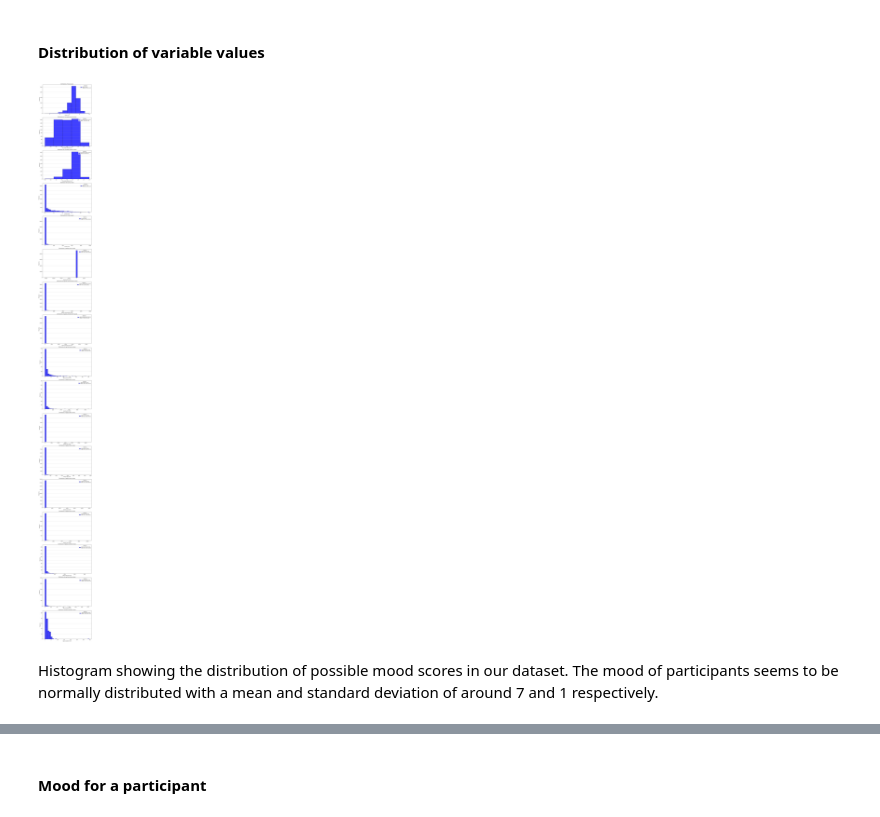
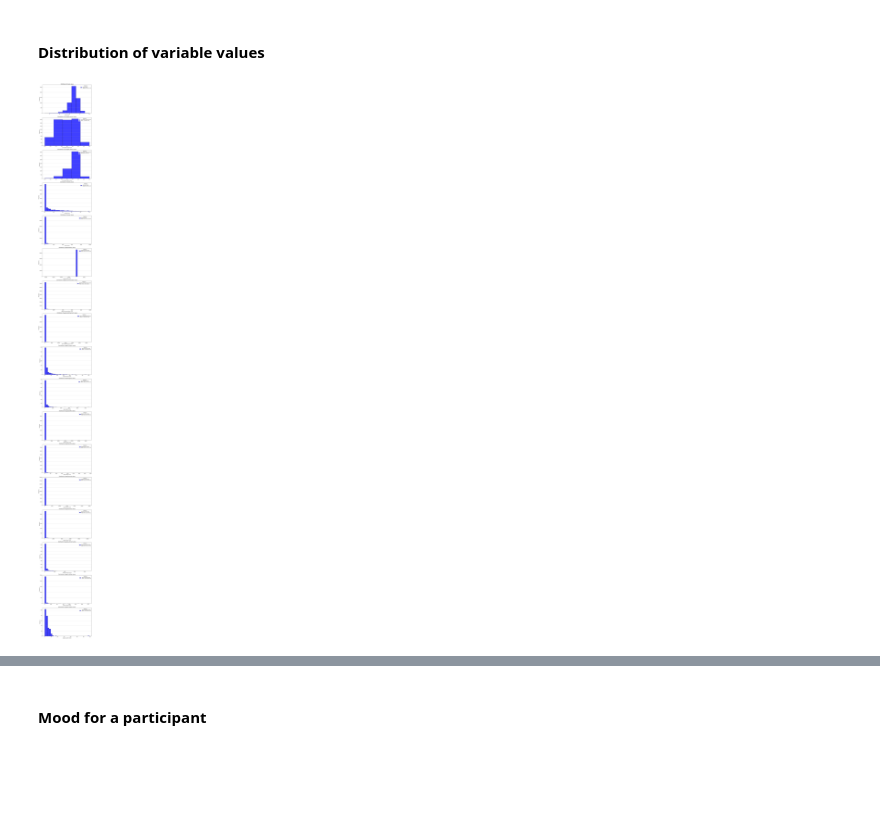
Before and after one commit to ryan-ott/DMT-Group17, a Jupyter notebook: Assignment1/mood_prediction.ipynb, the cells around one changed output, grey strips where cells are left out. Saved outputs shown, nothing was run; the diff lists cells and outputs as text; code cells hidden in the pictures; blank space fills up the shorter version.

```diff
--- a/Assignment1/mood_prediction.ipynb
+++ b/Assignment1/mood_prediction.ipynb
@@ -123,27 +126,28 @@ No, thankfully not.
 # %% [markdown]
 #### Distribution of variable values
 # %%
-variables = [var for var in df['variable'].unique() if var not in ['sms', 'call']]
-fig, axes = plt.subplots(nrows=len(variables), ncols=1, figsize=(10, 6 * len(variables)))
+def plot_vars_dist(df):
+    variables = [var for var in df['variable'].unique() if var not in ['sms', 'call']]  # ignoring these as they are only 1 value indicating occurence of a call/sms
+    fig, axes = plt.subplots(nrows=len(variables), ncols=1, figsize=(10, 6 * len(variables)))
 
-for ax, var in zip(axes.flatten(), variables):
-    var_data = df[df['variable'] == var]['value'].dropna()
-    mean = var_data.mean()
-    std = var_data.std()
-    # Adjust bins for better visualization based on data range and characteristics
-    bins = min(30, int(var_data.nunique()))  # Use a minimum of 30 bins or less if fewer unique values
+    for ax, var in zip(axes.flatten(), variables):
+        var_data = df[df['variable'] == var]['value'].dropna()
+        mean = var_data.mean()
+        std = var_data.std()
+        # Adjust bins for better visualization based on data range and characteristics
+        bins = min(30, int(var_data.nunique()))  # Use a minimum of 30 bins or less if fewer unique values
 
-    ax.hist(var_data, bins=bins, alpha=0.75, color='blue', edgecolor='black', label=f'{var} Scores')
-    ax.set_title(f'Distribution of {var} values')
-    ax.set_xlabel(f'{var.capitalize()} Score')
-    ax.set_ylabel('Frequency')
-    ax.grid(axis='y', alpha=0.75)
-    legend_label = f"Mean: {mean:.2f}, Std: {std:.2f}"
-    ax.legend([f"{var.capitalize()} Scores\n{legend_label}"], loc='upper right', title='Statistics', frameon=True)
+        ax.hist(var_data, bins=bins, alpha=0.75, color='blue', edgecolor='black', label=f'{var} Scores')
+        ax.set_title(f'Distribution of {var} values')
+        ax.set_xlabel(f'{var.capitalize()} Score')
+        ax.set_ylabel('Frequency')
+        ax.grid(axis='y', alpha=0.75)
+        legend_label = f"Mean: {mean:.2f}, Std: {std:.2f}"
+        ax.legend([f"{var.capitalize()} Scores\n{legend_label}"], loc='upper right', title='Statistics', frameon=True)
 
-plt.tight_layout()
-plt.show()
+    plt.tight_layout()
+    plt.show()
-# %% [output]
-[figure, removed]
-# %% [markdown]
-Histogram showing the distribution of possible mood scores in our dataset. The mood of participants seems to be normally distributed with a mean and standard deviation of around 7 and 1 respectively.
+# %%
+plot_vars_dist(df)
+# %% [output]
+[figure, added]
```
Also changed, not shown: parts of 60 cells of this notebook, 2 other files.
